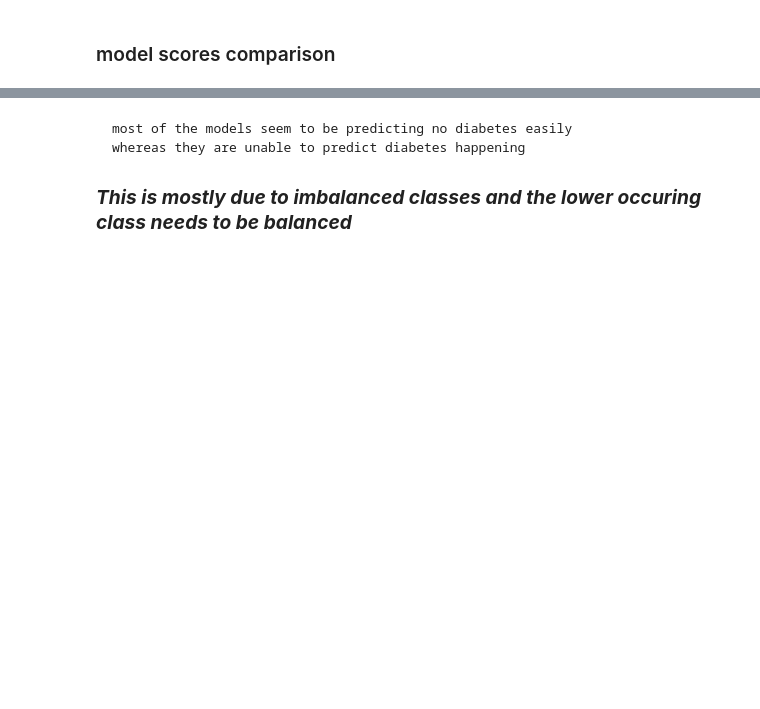
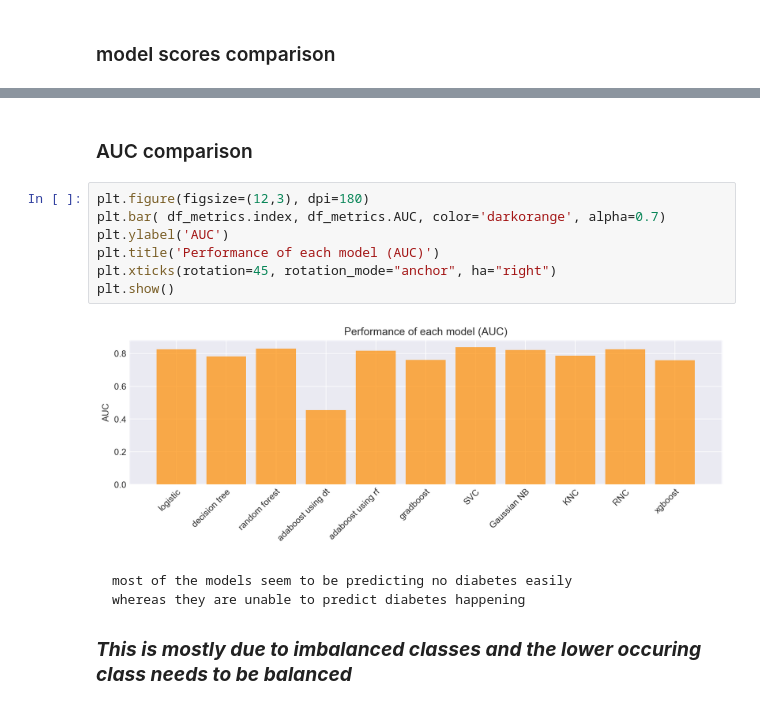
Before and after one commit to afzalmp40/ML-Basic, a Jupyter notebook: Supervised/pima diabetes using pipelines/PIMA diabetes using pipelines.ipynb, the cells around one changed output, grey strips where cells are left out. Saved outputs shown, nothing was run; the diff lists cells and outputs as text; blank space fills up the shorter version.

```diff
--- a/Supervised/pima diabetes using pipelines/PIMA diabetes using pipelines.ipynb
+++ b/Supervised/pima diabetes using pipelines/PIMA diabetes using pipelines.ipynb
@@ -731,3 +733,14 @@ plt.show()
+# %% [markdown]
+### AUC comparison
+# %%
+plt.figure(figsize=(12,3), dpi=180)
+plt.bar( df_metrics.index, df_metrics.AUC, color='darkorange', alpha=0.7)
+plt.ylabel('AUC')
+plt.title('Performance of each model (AUC)')
+plt.xticks(rotation=45, rotation_mode="anchor", ha="right")
+plt.show()
+# %% [output]
+[figure, added]
 # %% [markdown]
     most of the models seem to be predicting no diabetes easily
     whereas they are unable to predict diabetes happening
```
Also changed, not shown: parts of 7 cells of this notebook.
